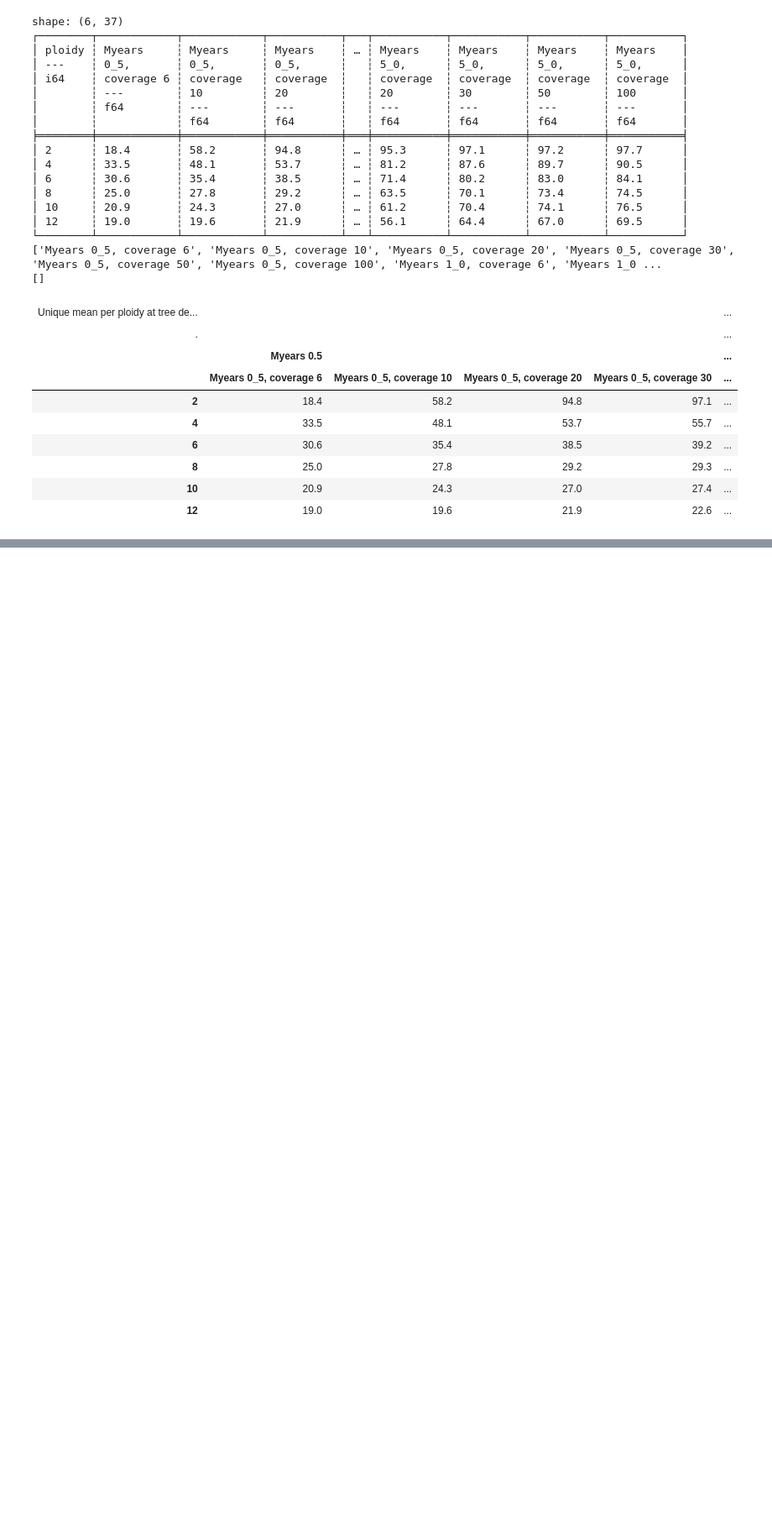
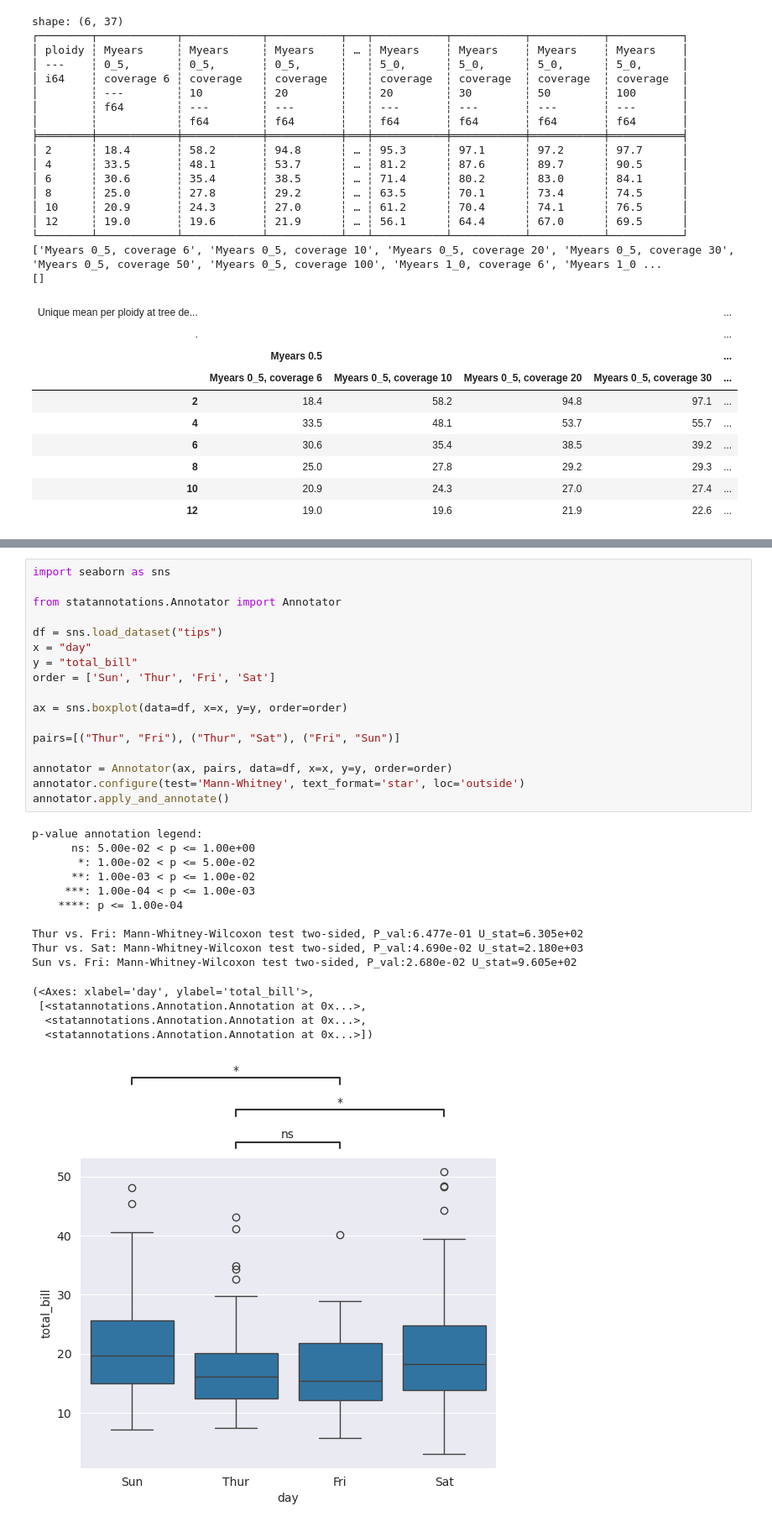
Before and after one commit to M2BL/NextPyper, a Jupyter notebook: nextpyper/workflow/scripts/ms_figures.ipynb, the cells around one changed output, grey strips where cells are left out. Shown at 84% size. Drawn from its saved outputs; the diff is of its cells as text; blank space fills up the shorter version.

Commit message:
creating plots with wilcoxon test

```diff
--- a/nextpyper/workflow/scripts/ms_figures.ipynb
+++ b/nextpyper/workflow/scripts/ms_figures.ipynb
@@ -361,0 +366,33 @@ shape: (6, 37)
+# %%
+import seaborn as sns
+
+from statannotations.Annotator import Annotator
+
+df = sns.load_dataset("tips")
+x = "day"
+y = "total_bill"
+order = ['Sun', 'Thur', 'Fri', 'Sat']
+
+ax = sns.boxplot(data=df, x=x, y=y, order=order)
+
+pairs=[("Thur", "Fri"), ("Thur", "Sat"), ("Fri", "Sun")]
+
+annotator = Annotator(ax, pairs, data=df, x=x, y=y, order=order)
+annotator.configure(test='Mann-Whitney', text_format='star', loc='outside')
+annotator.apply_and_annotate()
+# %% [output]
+p-value annotation legend:
+      ns: 5.00e-02 < p <= 1.00e+00
+       *: 1.00e-02 < p <= 5.00e-02
+      **: 1.00e-03 < p <= 1.00e-02
+     ***: 1.00e-04 < p <= 1.00e-03
+    ****: p <= 1.00e-04
+
+Thur vs. Fri: Mann-Whitney-Wilcoxon test two-sided, P_val:6.477e-01 U_stat=6.305e+02
+Thur vs. Sat: Mann-Whitney-Wilcoxon test two-sided, P_val:4.690e-02 U_stat=2.180e+03
+Sun vs. Fri: Mann-Whitney-Wilcoxon test two-sided, P_val:2.680e-02 U_stat=9.605e+02
+(<Axes: xlabel='day', ylabel='total_bill'>,
+ [<statannotations.Annotation.Annotation at 0x...>,
+  <statannotations.Annotation.Annotation at 0x...>,
+  <statannotations.Annotation.Annotation at 0x...>])
+[figure, added]
```
Also changed, not shown: parts of 4 cells of this notebook.
